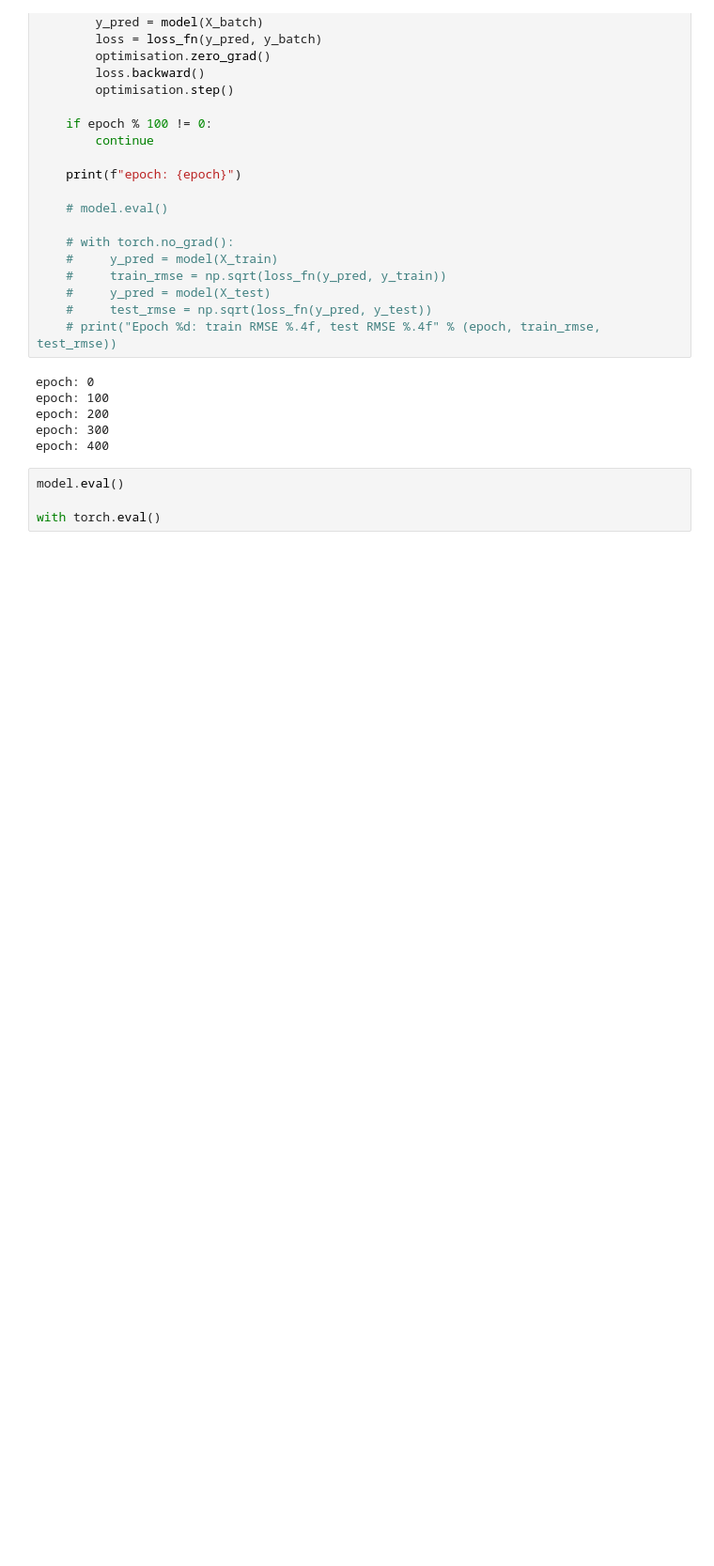
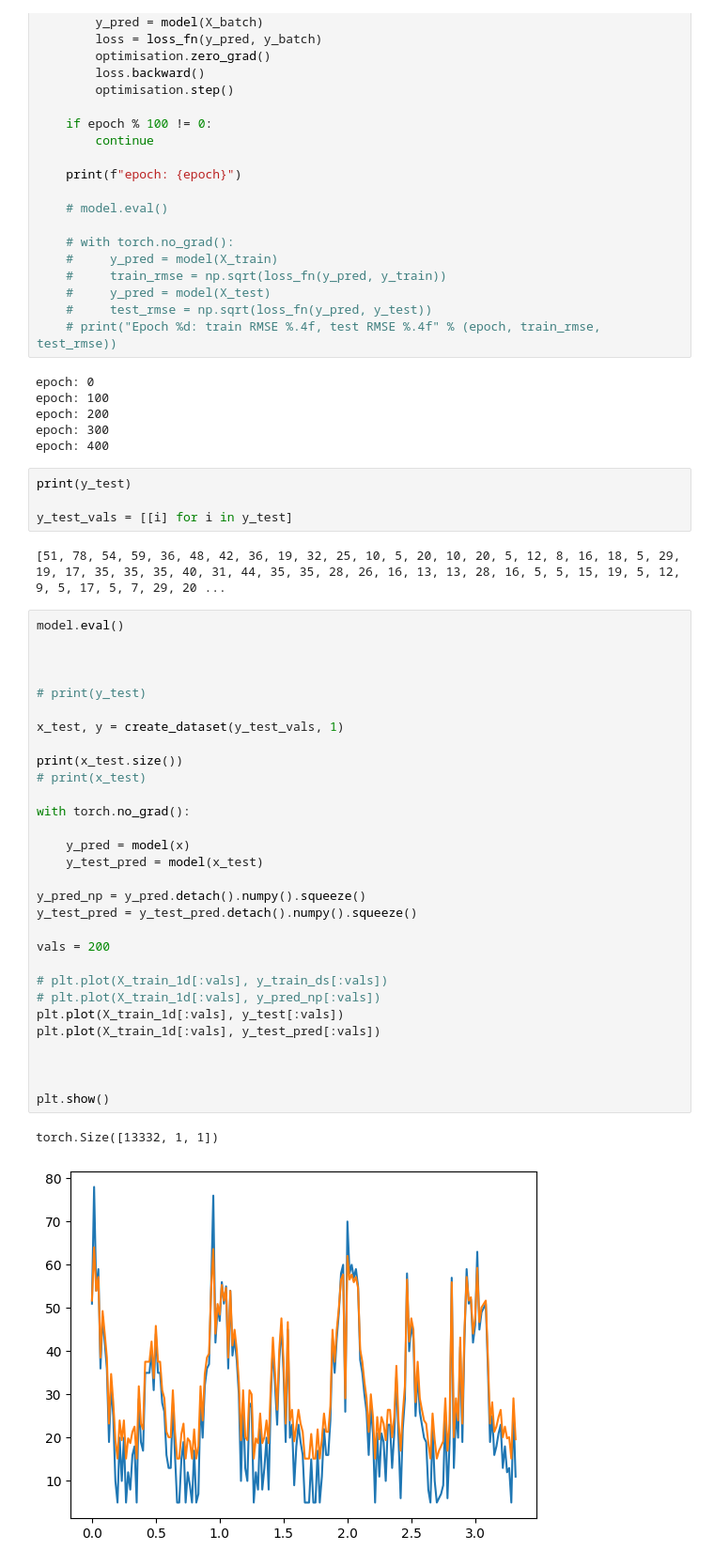
Before and after one commit to vishesh32/QuintupleE, a Jupyter notebook: rnn.ipynb, the cells around one changed output. Shown at 94% size. Drawn from its saved outputs; the diff is of its cells as text; blank space fills up the shorter version.

```diff
--- a/rnn.ipynb
+++ b/rnn.ipynb
@@ -162,7 +182,42 @@ epoch: 100
 epoch: 200
 epoch: 300
 epoch: 400
-# %%
-model.eval()
-
-with torch.eval()
+# %%
+print(y_test)
+
+y_test_vals = [[i] for i in y_test]
+# %% [output]
+[51, 78, 54, 59, 36, 48, 42, 36, 19, 32, 25, 10, 5, 20, 10, 20, 5, 12, 8, 16, 18, 5, 29, 19, 17, 35, 35, 35, 40, 31, 44, 35, 35, 28, 26, 16, 13, 13, 28, 16, 5, 5, 15, 19, 5, 12, 9, 5, 17, 5, 7, 29, 20 ...
+# %%
+model.eval()
+
+
+
+# print(y_test)
+
+x_test, y = create_dataset(y_test_vals, 1)
+
+print(x_test.size())
+# print(x_test)
+
+with torch.no_grad():
+
+    y_pred = model(x)
+    y_test_pred = model(x_test)
+
+y_pred_np = y_pred.detach().numpy().squeeze()
+y_test_pred = y_test_pred.detach().numpy().squeeze()
+
+vals = 200
+
+# plt.plot(X_train_1d[:vals], y_train_ds[:vals])
+# plt.plot(X_train_1d[:vals], y_pred_np[:vals])
+plt.plot(X_train_1d[:vals], y_test[:vals])
+plt.plot(X_train_1d[:vals], y_test_pred[:vals])
+
+
+
+plt.show()
+# %% [output]
+torch.Size([13332, 1, 1])
+[figure, added]
```
Also changed, not shown: parts of 1 cell of this notebook.
